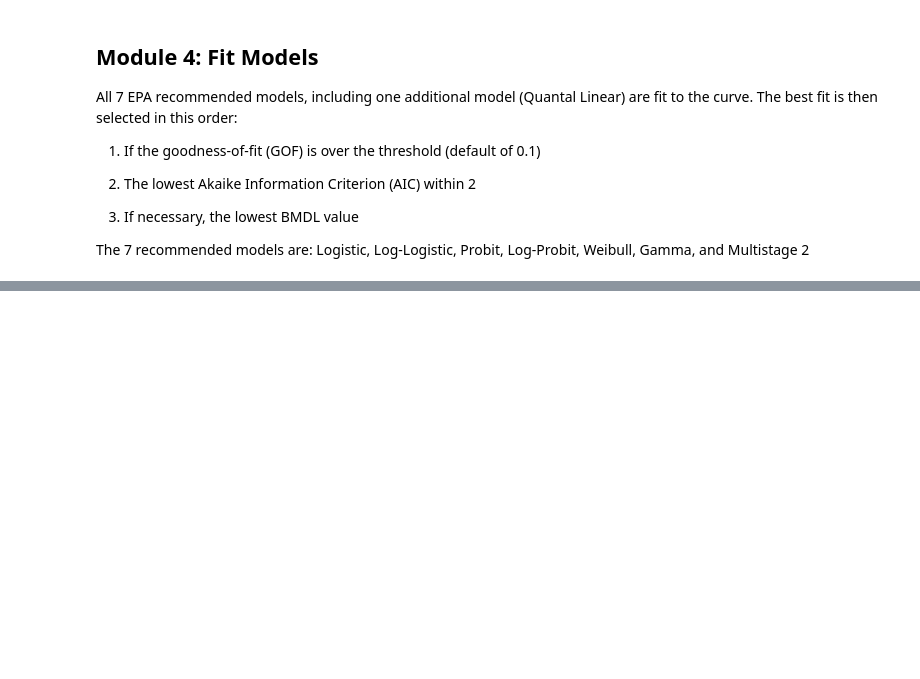
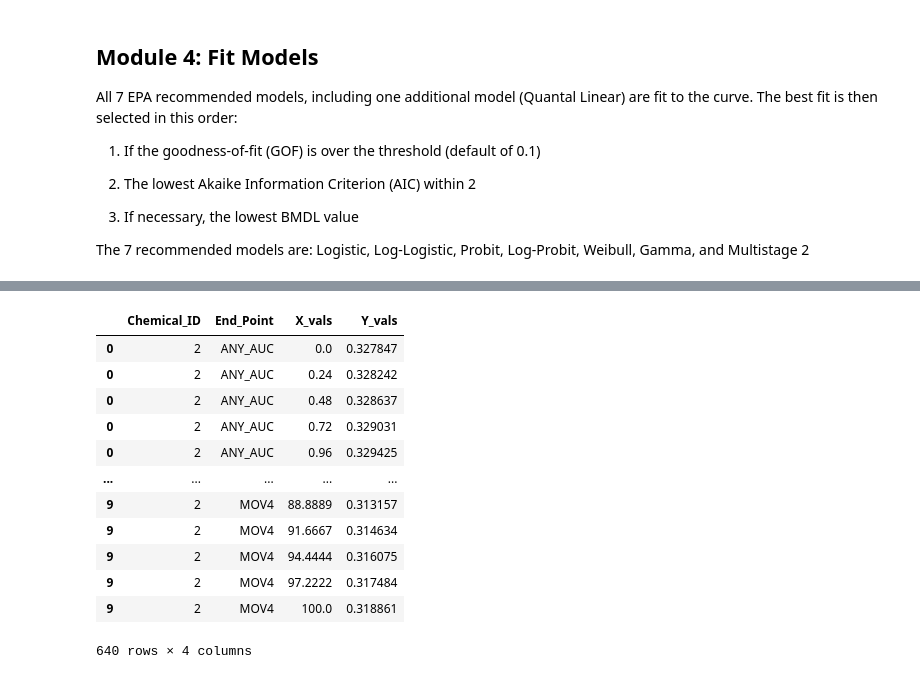
Before and after one commit to PNNL-CompBio/bmdrc, a Jupyter notebook: vignettes/LPR Class Example.ipynb, the cells around one changed output, grey strips where cells are left out. Drawn from its saved outputs; the diff is of its cells as text; code cells hidden in the pictures; blank space fills up the shorter version.

```diff
--- a/vignettes/LPR Class Example.ipynb
+++ b/vignettes/LPR Class Example.ipynb
@@ -175,0 +203,17 @@ response
+# %%
+LPR.output_fits_table()
+LPR.output_res_fits_table
+# %% [output]
+|  | Chemical_ID | End_Point | X_vals | Y_vals |
+| 0 | 2 | ANY_AUC | 0.0 | 0.327847 |
+| 0 | 2 | ANY_AUC | 0.24 | 0.328242 |
+| 0 | 2 | ANY_AUC | 0.48 | 0.328637 |
+| 0 | 2 | ANY_AUC | 0.72 | 0.329031 |
+| 0 | 2 | ANY_AUC | 0.96 | 0.329425 |
+| ... | ... | ... | ... | ... |
+| 9 | 2 | MOV4 | 88.8889 | 0.313157 |
+| 9 | 2 | MOV4 | 91.6667 | 0.314634 |
+| 9 | 2 | MOV4 | 94.4444 | 0.316075 |
+| 9 | 2 | MOV4 | 97.2222 | 0.317484 |
+| 9 | 2 | MOV4 | 100.0 | 0.318861 |
+640 rows × 4 columns
```
Also changed, not shown: parts of 11 cells of this notebook, 1 other file.
